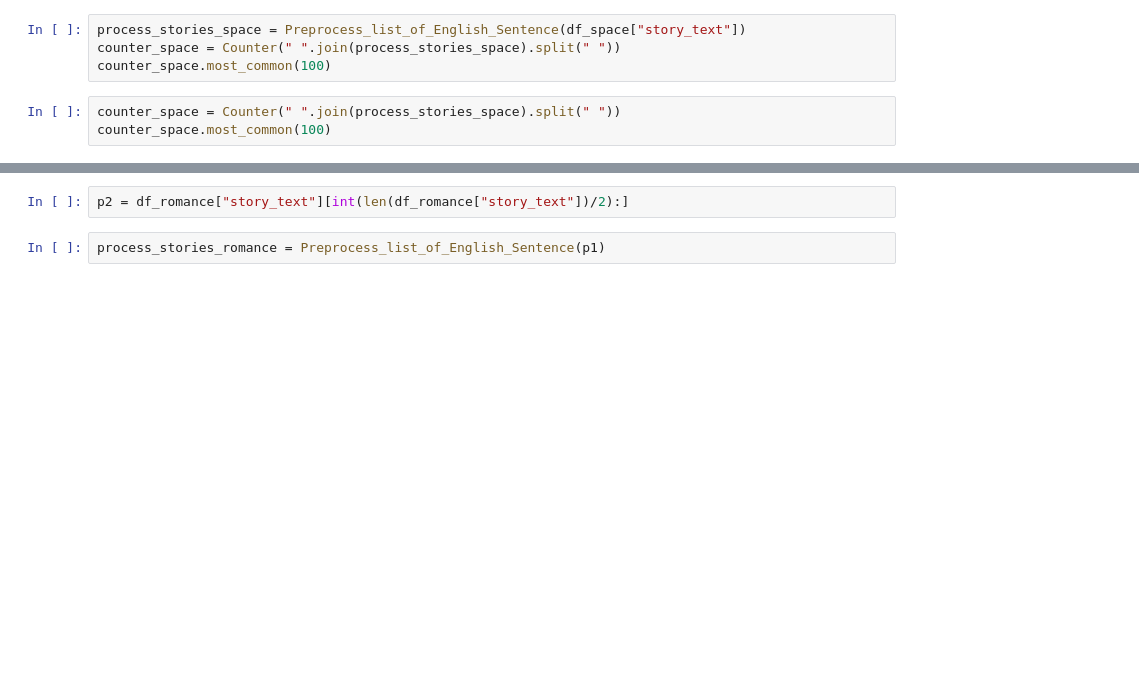
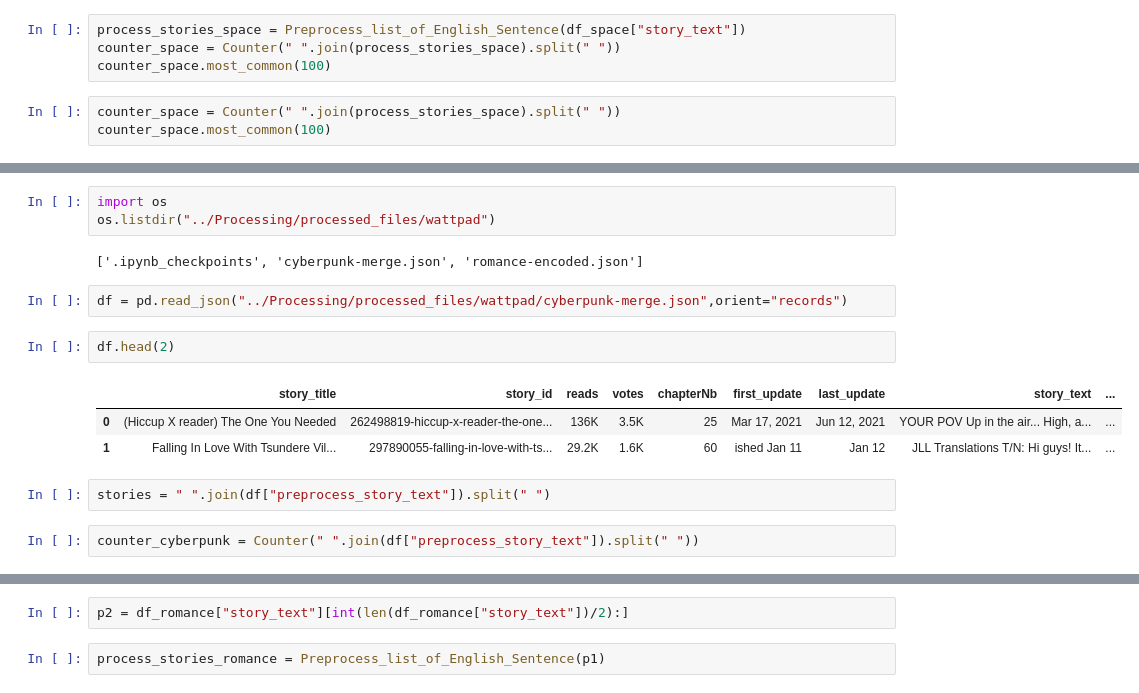
Before and after one commit to theovanrooij/projet_Cyperbunk, a Jupyter notebook: Processing/createVocabulary.ipynb, the cells around one changed output, grey strips where cells are left out. Drawn from its saved outputs; the diff is of its cells as text; blank space fills up the shorter version.

```diff
--- a/Processing/createVocabulary.ipynb
+++ b/Processing/createVocabulary.ipynb
@@ -71,3 +53,20 @@ counter_space.most_common(1000)
+# %%
+import os
+os.listdir("../Processing/processed_files/wattpad")
+# %% [output]
+['.ipynb_checkpoints', 'cyberpunk-merge.json', 'romance-encoded.json']
+# %%
+df = pd.read_json("../Processing/processed_files/wattpad/cyberpunk-merge.json",orient="records")
+# %%
+df.head(2)
+# %% [output]
+|  | story_title | story_id | reads | votes | chapterNb | first_update | last_update | story_text | ... |
+| 0 | (Hiccup X reader) The One You Needed | 262498819-hiccup-x-reader-the-one... | 136K | 3.5K | 25 | Mar 17, 2021 | Jun 12, 2021 | YOUR POV Up in the air... High, a... | ... |
+| 1 | Falling In Love With Tsundere Vil... | 297890055-falling-in-love-with-ts... | 29.2K | 1.6K | 60 | ished Jan 11 | Jan 12 | JLL Translations T/N: Hi guys! It... | ... |
+# %%
+stories = " ".join(df["preprocess_story_text"]).split(" ")
+# %%
+counter_cyberpunk = Counter(" ".join(df["preprocess_story_text"]).split(" "))
 # %%
 wc = wordcloud.WordCloud(
     background_color = 'white',
```
Also changed, not shown: parts of 20 cells of this notebook, 27 other files.
